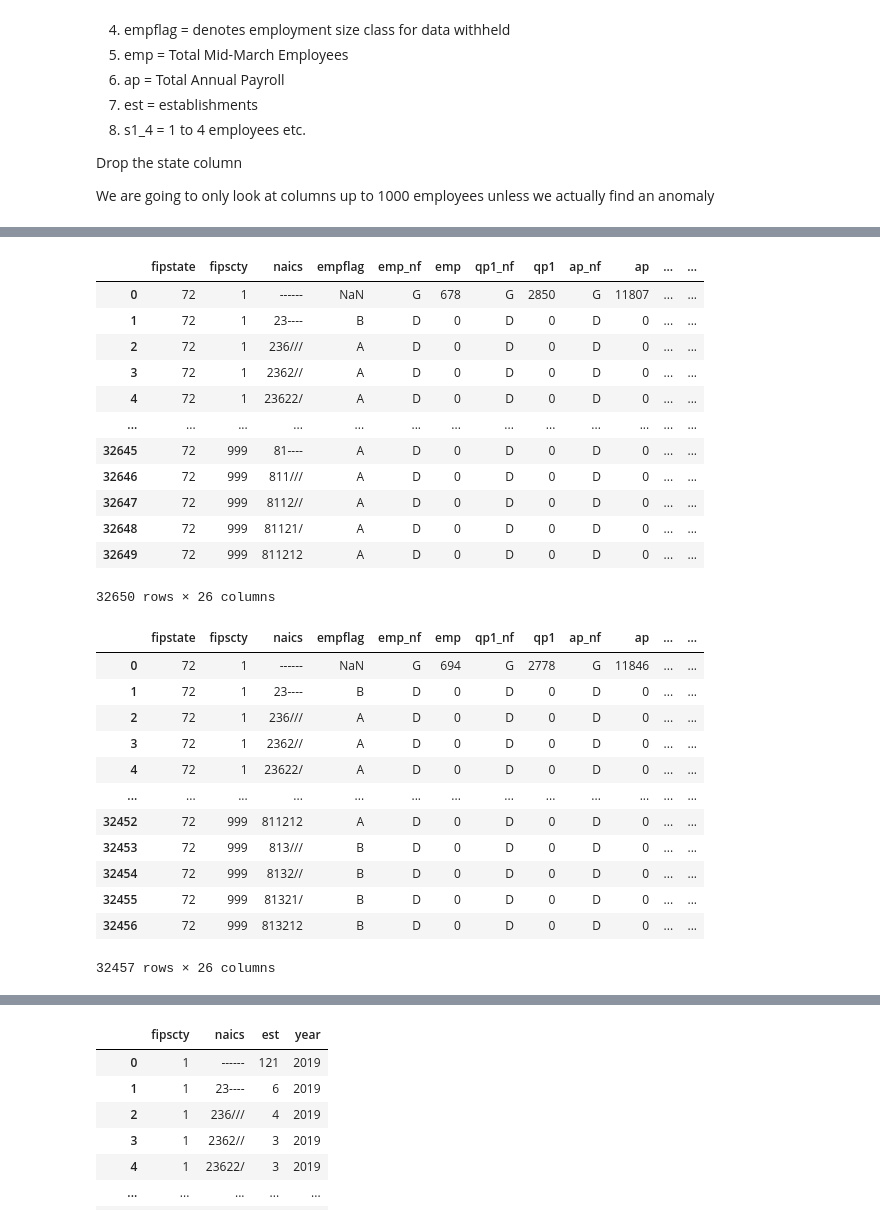
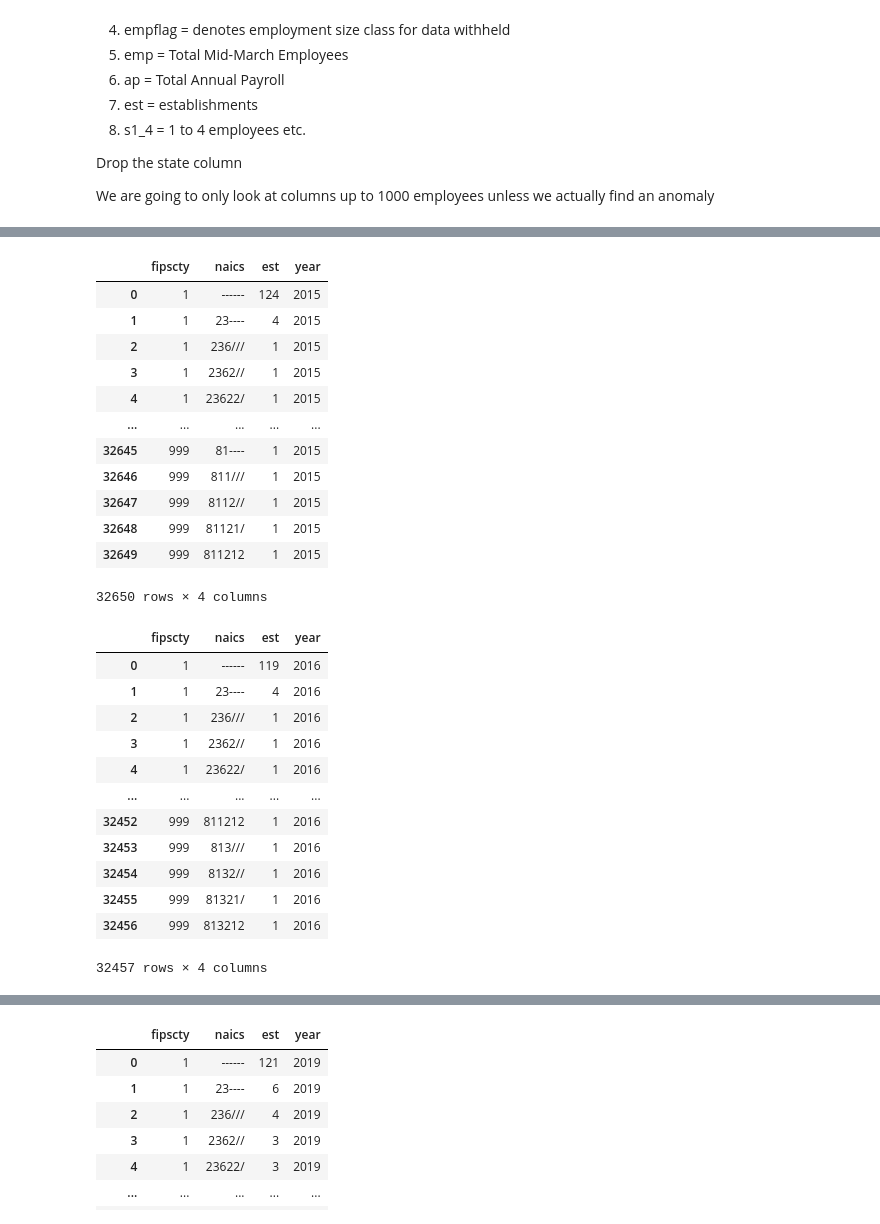
Before and after one commit to nessajimenez/pr-biz-patterns, a Jupyter notebook: Cleaning 1st Ten Years.ipynb, the cells around one changed output, grey strips where cells are left out. Drawn from its saved outputs; the diff is of its cells as text; code cells hidden in the pictures.

```diff
--- a/Cleaning 1st Ten Years.ipynb
+++ b/Cleaning 1st Ten Years.ipynb
@@ -61,39 +83,61 @@ df14
 # %%
-url15 = 'https://raw.githubusercontent.com/dsteede/business-flow-project/main/Data/cbp15pr_mun.csv'
+url15 = 'cbp15pr_mun.csv'
 df15 = pd.read_csv(url15)
 
 df15
+
+df15.columns = df15.columns.str.lower()
+
+df15 = df15.drop(['censtate', 'cencty','qp1_nf','qp1','ap_nf','ap','emp_nf','emp','fipstate','n1_4', 'n5_9', 'n10_19', 'n20_49', 'n50_99',
+       'n100_249', 'n250_499', 'n500_999', 'n1000', 'n1000_1', 'n1000_2',
+       'n1000_3', 'n1000_4', 'empflag'], axis=1)
+
+df15['year'] = 2015
+df15
+
+df15
 # %% [output]
-|  | fipstate | fipscty | naics | empflag | emp_nf | emp | qp1_nf | qp1 | ap_nf | ap | ... | ... |
-| 0 | 72 | 1 | ------ | NaN | G | 678 | G | 2850 | G | 11807 | ... | ... |
-| 1 | 72 | 1 | 23---- | B | D | 0 | D | 0 | D | 0 | ... | ... |
-| 2 | 72 | 1 | 236/// | A | D | 0 | D | 0 | D | 0 | ... | ... |
-| 3 | 72 | 1 | 2362// | A | D | 0 | D | 0 | D | 0 | ... | ... |
-| 4 | 72 | 1 | 23622/ | A | D | 0 | D | 0 | D | 0 | ... | ... |
-| ... | ... | ... | ... | ... | ... | ... | ... | ... | ... | ... | ... | ... |
-| 32645 | 72 | 999 | 81---- | A | D | 0 | D | 0 | D | 0 | ... | ... |
-| 32646 | 72 | 999 | 811/// | A | D | 0 | D | 0 | D | 0 | ... | ... |
-| 32647 | 72 | 999 | 8112// | A | D | 0 | D | 0 | D | 0 | ... | ... |
-| 32648 | 72 | 999 | 81121/ | A | D | 0 | D | 0 | D | 0 | ... | ... |
-| 32649 | 72 | 999 | 811212 | A | D | 0 | D | 0 | D | 0 | ... | ... |
+|  | fipscty | naics | est | year |
+| 0 | 1 | ------ | 124 | 2015 |
+| 1 | 1 | 23---- | 4 | 2015 |
+| 2 | 1 | 236/// | 1 | 2015 |
+| 3 | 1 | 2362// | 1 | 2015 |
+| 4 | 1 | 23622/ | 1 | 2015 |
+| ... | ... | ... | ... | ... |
+| 32645 | 999 | 81---- | 1 | 2015 |
+| 32646 | 999 | 811/// | 1 | 2015 |
+| 32647 | 999 | 8112// | 1 | 2015 |
+| 32648 | 999 | 81121/ | 1 | 2015 |
+| 32649 | 999 | 811212 | 1 | 2015 |
-32650 rows × 26 columns
+32650 rows × 4 columns
 # %%
-url16 = 'https://raw.githubusercontent.com/dsteede/business-flow-project/main/Data/cbp16pr_mun.csv'
+url16 = 'cbp16pr_mun.csv'
 df16 = pd.read_csv(url16)
 
 df16
+
+df16.columns = df16.columns.str.lower()
+
+df16 = df16.drop(['censtate', 'cencty','qp1_nf','qp1','ap_nf','ap','emp_nf','emp','fipstate','n1_4', 'n5_9', 'n10_19', 'n20_49', 'n50_99',
+       'n100_249', 'n250_499', 'n500_999', 'n1000', 'n1000_1', 'n1000_2',
+       'n1000_3', 'n1000_4', 'empflag'], axis=1)
+
+df16['year'] = 2016
+df16
+
+df16
 # %% [output]
-|  | fipstate | fipscty | naics | empflag | emp_nf | emp | qp1_nf | qp1 | ap_nf | ap | ... | ... |
-| 0 | 72 | 1 | ------ | NaN | G | 694 | G | 2778 | G | 11846 | ... | ... |
-| 1 | 72 | 1 | 23---- | B | D | 0 | D | 0 | D | 0 | ... | ... |
-| 2 | 72 | 1 | 236/// | A | D | 0 | D | 0 | D | 0 | ... | ... |
-| 3 | 72 | 1 | 2362// | A | D | 0 | D | 0 | D | 0 | ... | ... |
-| 4 | 72 | 1 | 23622/ | A | D | 0 | D | 0 | D | 0 | ... | ... |
-| ... | ... | ... | ... | ... | ... | ... | ... | ... | ... | ... | ... | ... |
-| 32452 | 72 | 999 | 811212 | A | D | 0 | D | 0 | D | 0 | ... | ... |
-| 32453 | 72 | 999 | 813/// | B | D | 0 | D | 0 | D | 0 | ... | ... |
-| 32454 | 72 | 999 | 8132// | B | D | 0 | D | 0 | D | 0 | ... | ... |
-| 32455 | 72 | 999 | 81321/ | B | D | 0 | D | 0 | D | 0 | ... | ... |
-| 32456 | 72 | 999 | 813212 | B | D | 0 | D | 0 | D | 0 | ... | ... |
+|  | fipscty | naics | est | year |
+| 0 | 1 | ------ | 119 | 2016 |
+| 1 | 1 | 23---- | 4 | 2016 |
+| 2 | 1 | 236/// | 1 | 2016 |
+| 3 | 1 | 2362// | 1 | 2016 |
+| 4 | 1 | 23622/ | 1 | 2016 |
+| ... | ... | ... | ... | ... |
+| 32452 | 999 | 811212 | 1 | 2016 |
+| 32453 | 999 | 813/// | 1 | 2016 |
+| 32454 | 999 | 8132// | 1 | 2016 |
+| 32455 | 999 | 81321/ | 1 | 2016 |
+| 32456 | 999 | 813212 | 1 | 2016 |
-32457 rows × 26 columns
+32457 rows × 4 columns
 # %%
```
Also changed, not shown: parts of 12 cells of this notebook.
